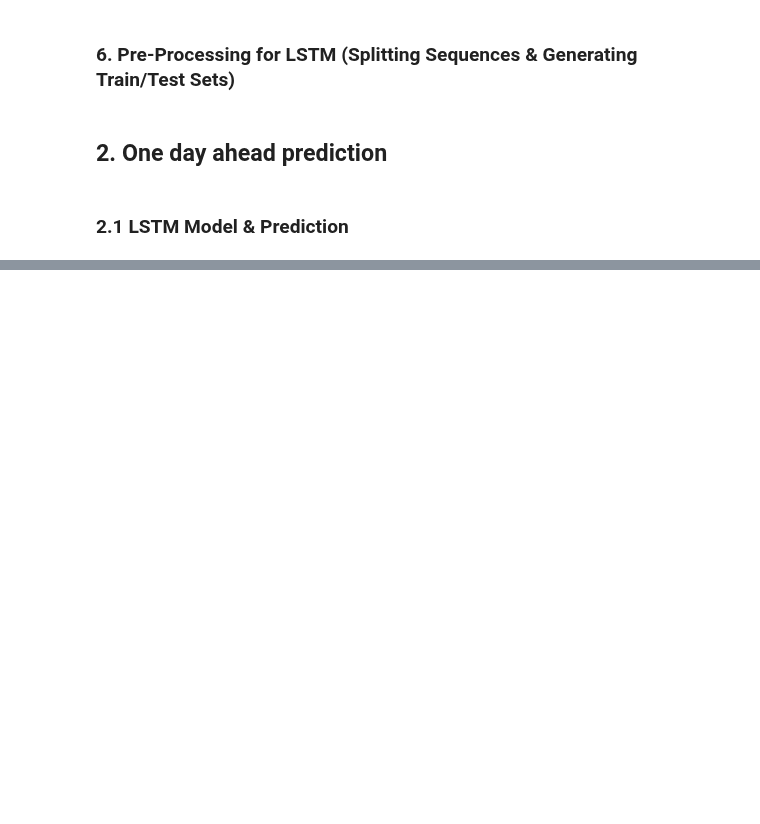
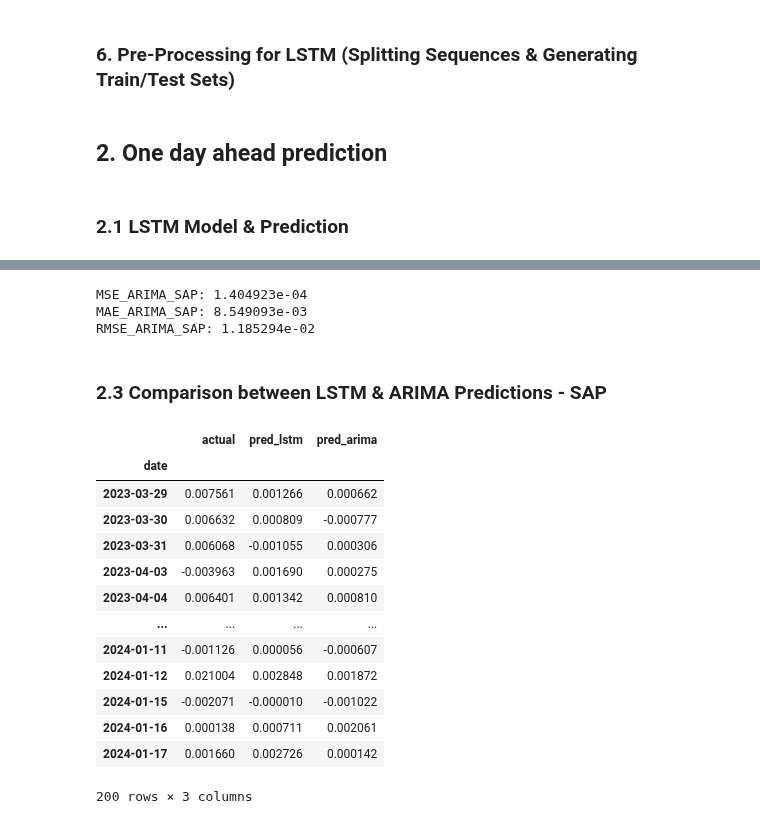
Before and after one commit to cem-akkus/Master, a Jupyter notebook: AssetReturnPrediction.ipynb, the cells around one changed output, grey strips where cells are left out. Drawn from its saved outputs; the diff is of its cells as text; code cells hidden in the pictures; blank space fills up the shorter version.

```diff
--- a/AssetReturnPrediction.ipynb
+++ b/AssetReturnPrediction.ipynb
@@ -363,0 +450,29 @@ plt.tight_layout()
+# %%
+#arima prediction for sap returns
+history_arima_SAP = [x for x in train_arima_SAP]
+predictions_arima_SAP = list()
+for t in range(len(test_arima_SAP)):
+    model_arima_SAP = ARIMA(history_arima_SAP, order=autoarima_SAP.order)
+    model_fit_arima_SAP = model_arima_SAP.fit()
+    output_arima_SAP = model_fit_arima_SAP.forecast(steps = output_steps)
+    yhat_arima_SAP = output_arima_SAP[output_steps - 1]
+    predictions_arima_SAP.append(output_arima_SAP)
+    obs_SAP = test_arima_SAP[t]
+    history_arima_SAP.append(obs_SAP)
+
+#bringing arima predictions in flat form
+predicted_arima_flat_SAP = [float(i) for i in predictions_arima_SAP]
+
+#review performance
+mse_arima_SAP = mean_squared_error(test_arima_SAP, predicted_arima_flat_SAP)
+print('MSE_ARIMA_SAP: '+str("{:e}".format(mse_arima_SAP)))
+mae_arima_SAP = mean_absolute_error(test_arima_SAP, predicted_arima_flat_SAP)
+print('MAE_ARIMA_SAP: '+str("{:e}".format(mae_arima_SAP)))
+rmse_arima_SAP = math.sqrt(mean_squared_error(test_arima_SAP, predicted_arima_flat_SAP))
+print('RMSE_ARIMA_SAP: '+str("{:e}".format(rmse_arima_SAP)))
+# %% [output]
+MSE_ARIMA_SAP: 1.404923e-04
+MAE_ARIMA_SAP: 8.549093e-03
+RMSE_ARIMA_SAP: 1.185294e-02
+# %% [markdown]
+### 2.3 Comparison between LSTM & ARIMA Predictions - SAP
@@ -363,0 +490,17 @@ plt.tight_layout()
+# %%
+predictions_SAP
+# %% [output]
+|  | actual | pred_lstm | pred_arima |
+| date |  |  |  |
+| 2023-03-29 | 0.007561 | 0.001266 | 0.000662 |
+| 2023-03-30 | 0.006632 | 0.000809 | -0.000777 |
+| 2023-03-31 | 0.006068 | -0.001055 | 0.000306 |
+| 2023-04-03 | -0.003963 | 0.001690 | 0.000275 |
+| 2023-04-04 | 0.006401 | 0.001342 | 0.000810 |
+| ... | ... | ... | ... |
+| 2024-01-11 | -0.001126 | 0.000056 | -0.000607 |
+| 2024-01-12 | 0.021004 | 0.002848 | 0.001872 |
+| 2024-01-15 | -0.002071 | -0.000010 | -0.001022 |
+| 2024-01-16 | 0.000138 | 0.000711 | 0.002061 |
+| 2024-01-17 | 0.001660 | 0.002726 | 0.000142 |
+200 rows × 3 columns
```
Also changed, not shown: parts of 23 cells of this notebook.
